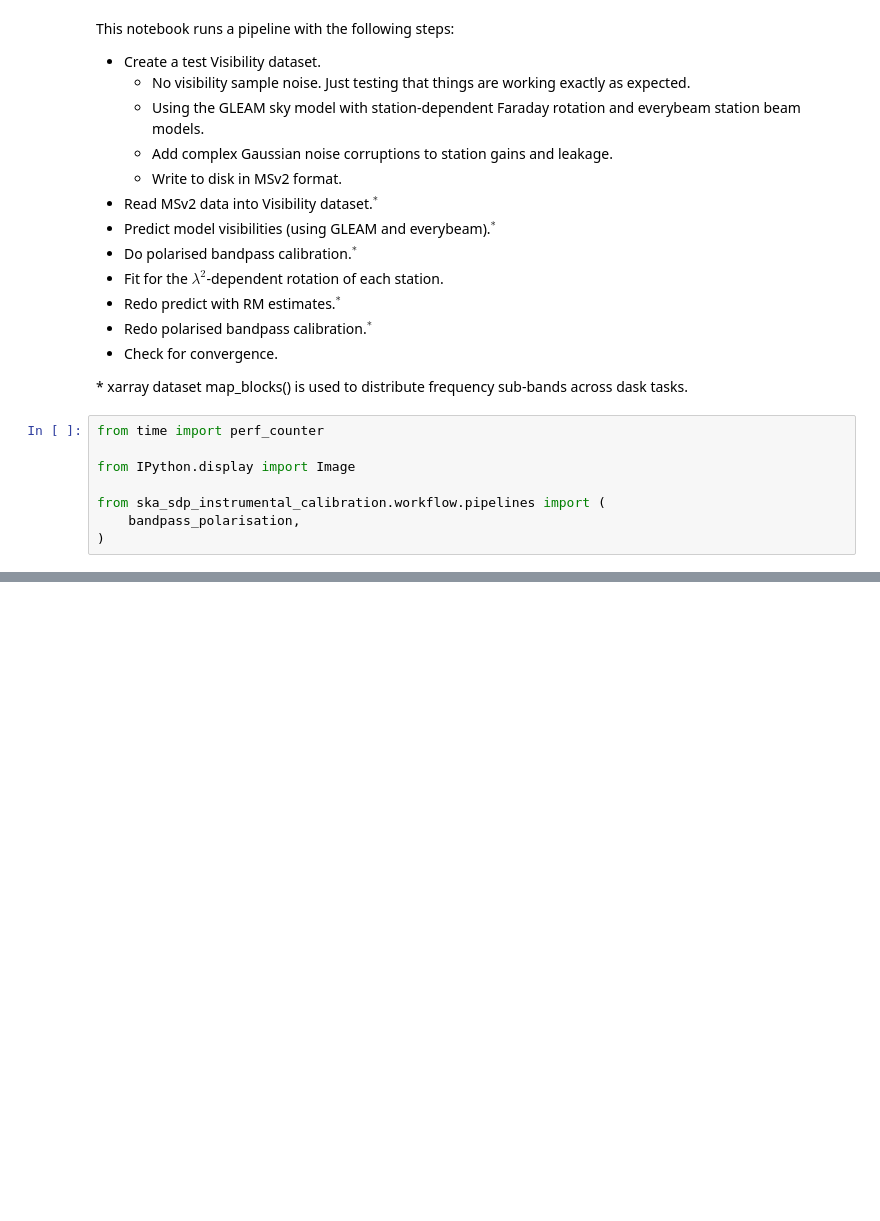
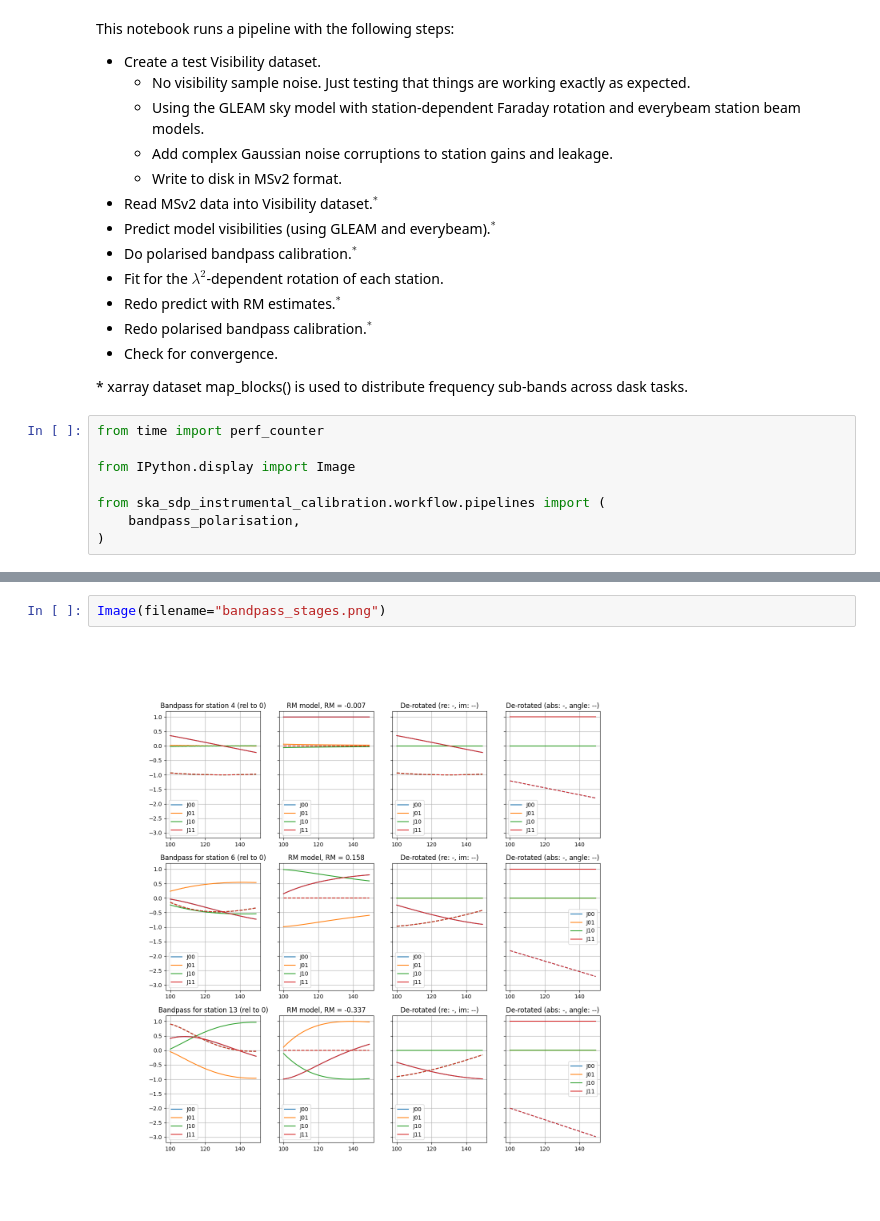
Before and after one commit to jlima91/ska-sdp-instrumental-calibration, a Jupyter notebook: notebooks/demo_bppol_pipeline.ipynb, the cells around one changed output, grey strips where cells are left out. Saved outputs shown, nothing was run; the diff lists cells and outputs as text; blank space fills up the shorter version.

```diff
--- a/notebooks/demo_bppol_pipeline.ipynb
+++ b/notebooks/demo_bppol_pipeline.ipynb
@@ -66,0 +99,4 @@ Image(filename="bandpass_stages.png")
+# %%
+Image(filename="bandpass_stages.png")
+# %% [output]
+[figure, added]
```
Also changed, not shown: parts of 4 cells of this notebook, 3 other files.
